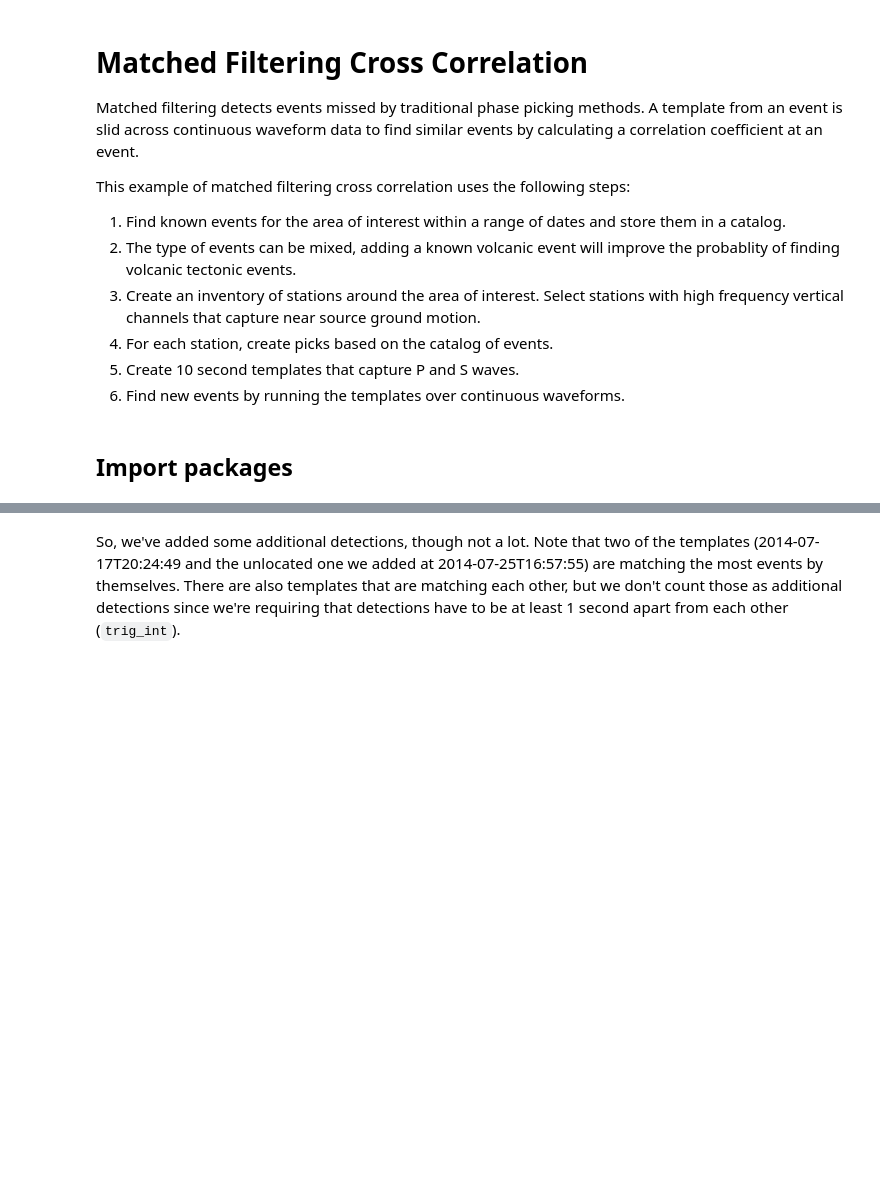
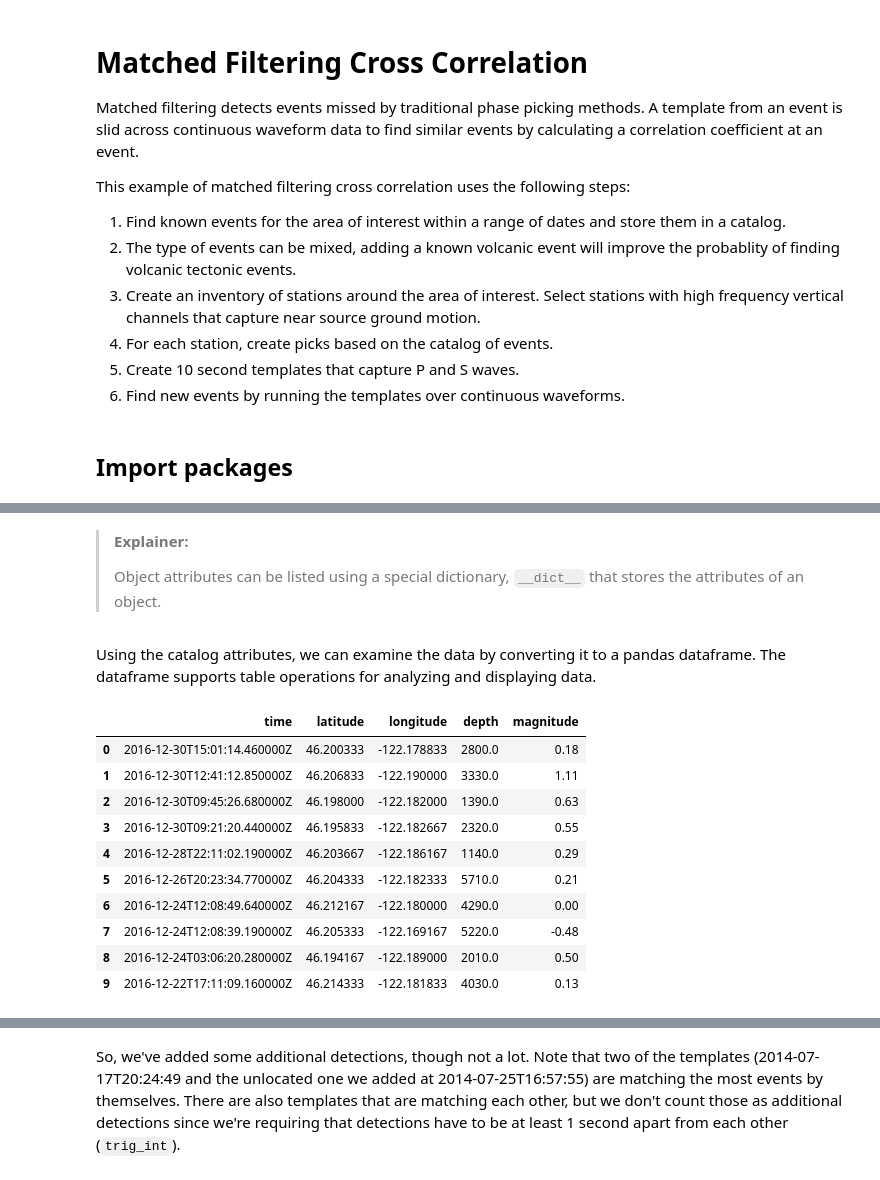
Before and after one commit to spara-earthscope/ssa_prototype, a Jupyter notebook: 5_cross_correlation.ipynb, the cells around one changed output, grey strips where cells are left out. Drawn from its saved outputs; the diff is of its cells as text; code cells hidden in the pictures; blank space fills up the shorter version.

```diff
--- a/5_cross_correlation.ipynb
+++ b/5_cross_correlation.ipynb
@@ -30,8 +31,8 @@ For now, we're going to go with located events from July 17-19 2014 under Mount
 # %%
 client = Client("USGS")
 catalog = client.get_events(
-    starttime=UTCDateTime(2015, 6, 28),
-    endtime=UTCDateTime(2015, 6, 30),
+    starttime=UTCDateTime(2014, 5, 1),
+    endtime=UTCDateTime(2016, 12, 31),
     latitude=46.2, longitude=-122.19,
     maxradius=0.25)
 
@@ -40,0 +66,28 @@ print(catalog.count())
+# %% [markdown]
+> **Explainer:**
+>
+> Object attributes can be listed using a special dictionary, `__dict__` that stores the attributes of an object.
+# %% [markdown]
+Using the catalog attributes, we can examine the data by converting it to a pandas dataframe. The dataframe supports table operations for analyzing and displaying data.
+# %%
+df = pd.DataFrame([{
+    'time': (event.preferred_origin() or event.origins[0]).time,
+    'latitude': (event.preferred_origin() or event.origins[0]).latitude,
+    'longitude': (event.preferred_origin() or event.origins[0]).longitude,
+    'depth': (event.preferred_origin() or event.origins[0]).depth,
+    'magnitude': (event.preferred_magnitude() or event.magnitudes[0]).mag if event.magnitudes else None
+} for event in catalog])
+
+display(df.head(10))
+# %% [output]
+|  | time | latitude | longitude | depth | magnitude |
+| 0 | 2016-12-30T15:01:14.460000Z | 46.200333 | -122.178833 | 2800.0 | 0.18 |
+| 1 | 2016-12-30T12:41:12.850000Z | 46.206833 | -122.190000 | 3330.0 | 1.11 |
+| 2 | 2016-12-30T09:45:26.680000Z | 46.198000 | -122.182000 | 1390.0 | 0.63 |
+| 3 | 2016-12-30T09:21:20.440000Z | 46.195833 | -122.182667 | 2320.0 | 0.55 |
+| 4 | 2016-12-28T22:11:02.190000Z | 46.203667 | -122.186167 | 1140.0 | 0.29 |
+| 5 | 2016-12-26T20:23:34.770000Z | 46.204333 | -122.182333 | 5710.0 | 0.21 |
+| 6 | 2016-12-24T12:08:49.640000Z | 46.212167 | -122.180000 | 4290.0 | 0.00 |
+| 7 | 2016-12-24T12:08:39.190000Z | 46.205333 | -122.169167 | 5220.0 | -0.48 |
+| 8 | 2016-12-24T03:06:20.280000Z | 46.194167 | -122.189000 | 2010.0 | 0.50 |
+| 9 | 2016-12-22T17:11:09.160000Z | 46.214333 | -122.181833 | 4030.0 | 0.13 |
```
Also changed, not shown: parts of 35 cells of this notebook.
